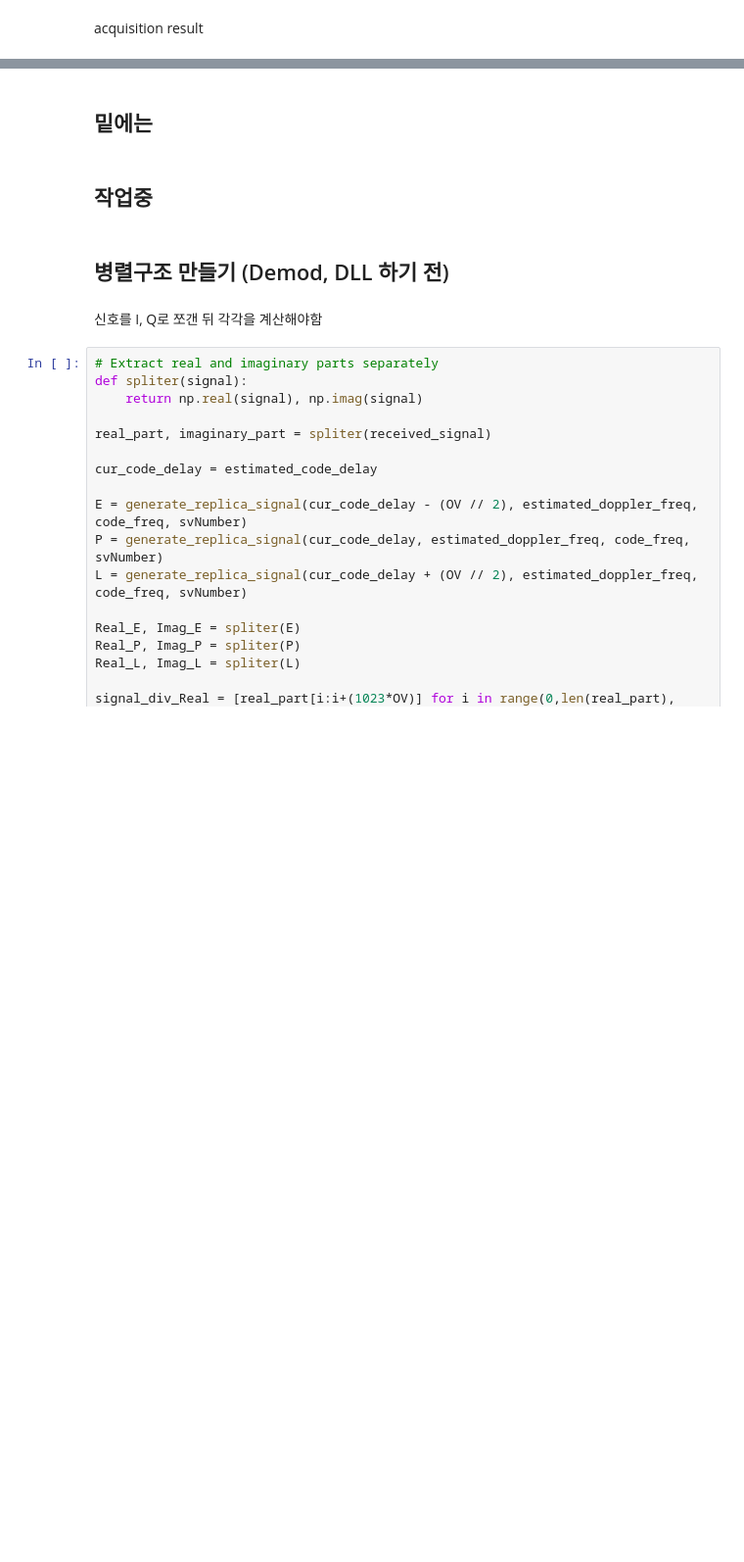
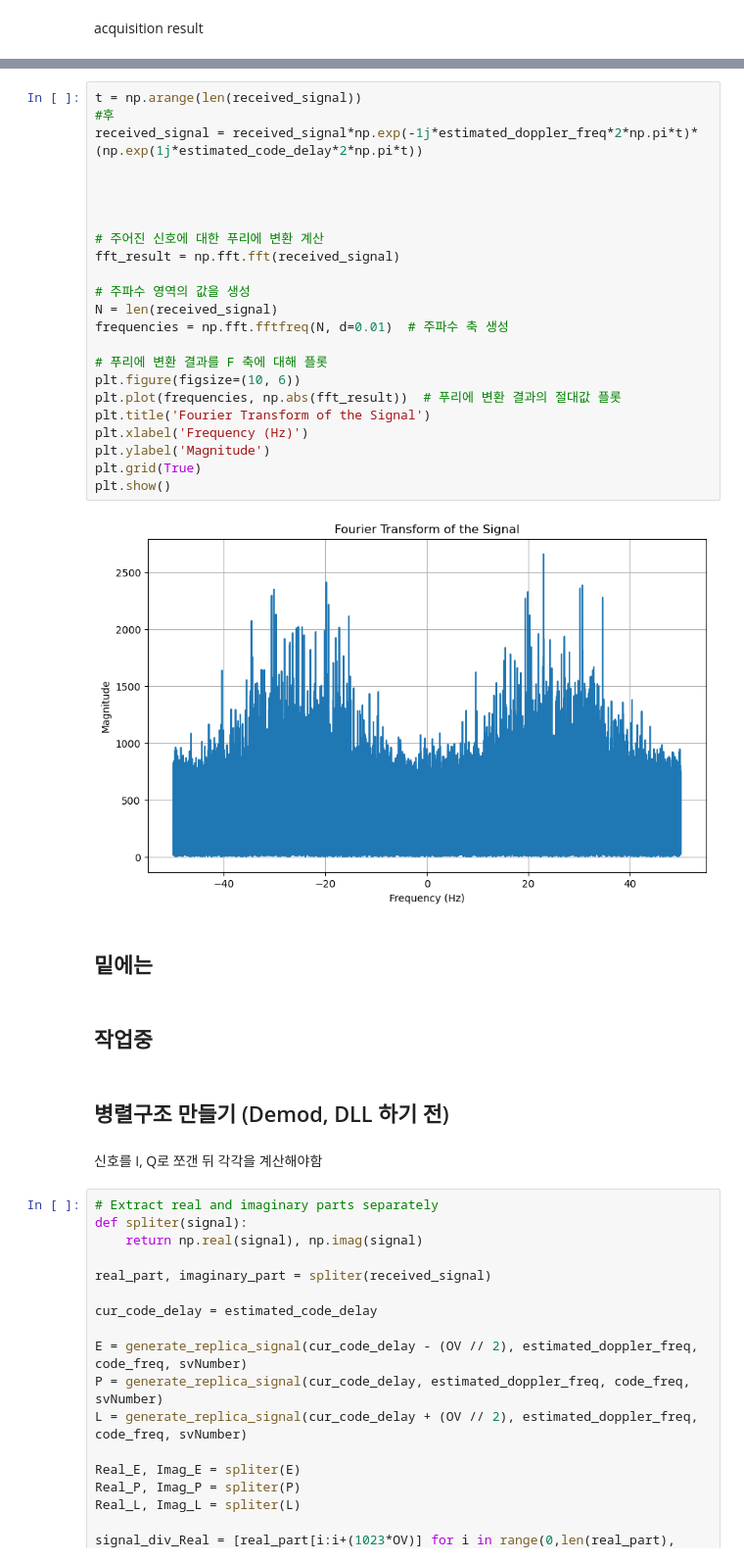
Before and after one commit to IdontknowTT/GPS_receiver, a Jupyter notebook: 240509_다시1.ipynb, the cells around one changed output, grey strips where cells are left out. Shown at 98% size. Drawn from its saved outputs; the diff is of its cells as text; blank space fills up the shorter version.

```diff
--- a/240509_다시1.ipynb
+++ b/240509_다시1.ipynb
@@ -428,3 +435,28 @@ plt.show()
+# %%
+t = np.arange(len(received_signal))
+#후
+received_signal = received_signal*np.exp(-1j*estimated_doppler_freq*2*np.pi*t)*(np.exp(1j*estimated_code_delay*2*np.pi*t))
+
+
+
+
+# 주어진 신호에 대한 푸리에 변환 계산
+fft_result = np.fft.fft(received_signal)
+
+# 주파수 영역의 값을 생성
+N = len(received_signal)
+frequencies = np.fft.fftfreq(N, d=0.01)  # 주파수 축 생성
+
+# 푸리에 변환 결과를 F 축에 대해 플롯
+plt.figure(figsize=(10, 6))
+plt.plot(frequencies, np.abs(fft_result))  # 푸리에 변환 결과의 절대값 플롯
+plt.title('Fourier Transform of the Signal')
+plt.xlabel('Frequency (Hz)')
+plt.ylabel('Magnitude')
+plt.grid(True)
+plt.show()
+# %% [output]
+[figure, added]
 # %% [markdown]
 ## 밑에는
 # %% [markdown]
```
Also changed, not shown: parts of 14 cells of this notebook.
